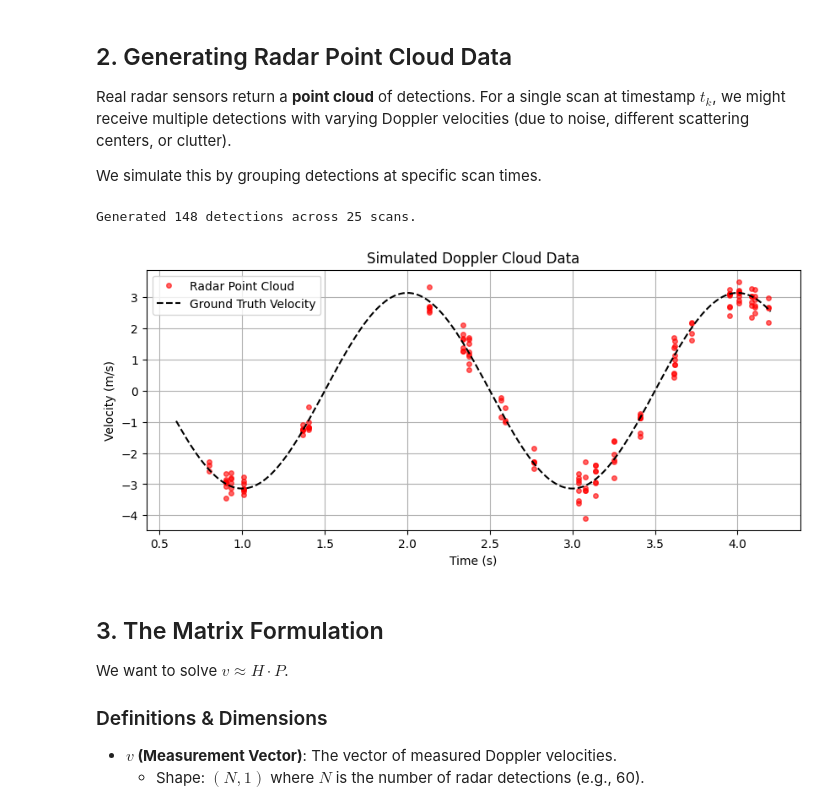
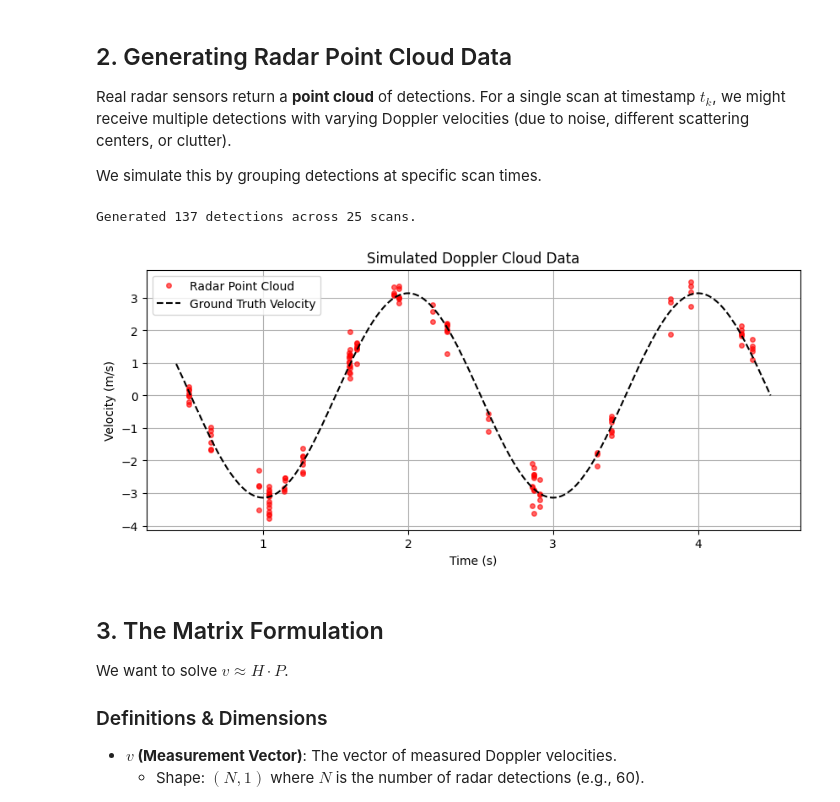
Before and after one commit to Dr1zz3l/spline-rio, a Jupyter notebook: analysis/notebooks/BSpline_Doppler_Tutorial.ipynb, the cells around one changed output. Drawn from its saved outputs; the diff is of its cells as text; code cells hidden in the pictures.

```diff
--- a/analysis/notebooks/BSpline_Doppler_Tutorial.ipynb
+++ b/analysis/notebooks/BSpline_Doppler_Tutorial.ipynb
@@ -121,8 +121,8 @@ Real radar sensors return a **point cloud** of detections. For a single scan at
 We simulate this by grouping detections at specific scan times.
 # %%
 # Define Domain
-knots = np.arange(0, 5, 0.2)
-degree = 3
+knots = np.arange(0, 5, 0.1)
+degree = 4
 t_min, t_max = knots[degree], knots[-degree-1]
 
 # Ground Truth: Sine Wave Position -> Cosine Wave Velocity
@@ -147,35 +147,35 @@ for t in scan_times:
     n_points = np.random.randint(max(1, avg_points_per_scan - 2), avg_points_per_scan + 4)
 
     # True velocity at this scan time
     v_true = ground_truth_vel(t)
 
     # Add noise variance to create a "spread" of points
     noise = np.random.normal(0, 0.3, n_points)
     v_points = v_true + noise
 
     # Append to flattened lists
     t_meas_list.extend([t] * n_points)
     v_meas_list.extend(v_points)
 
 # Convert to numpy arrays for the solver
 t_samples = np.array(t_meas_list)
 v_measured = np.array(v_meas_list)
 
 print(f"Generated {len(v_measured)} detections across {num_scans} scans.")
 
 plt.figure(figsize=(10, 4))
 plt.plot(t_samples, v_measured, 'r.', markersize=8, alpha=0.6, label='Radar Point Cloud')
 t_plot = np.linspace(t_min, t_max, 200)
 plt.plot(t_plot, ground_truth_vel(t_plot), 'k--', label='Ground Truth Velocity')
 plt.legend()
 plt.title('Simulated Doppler Cloud Data')
 plt.xlabel('Time (s)')
 plt.ylabel('Velocity (m/s)')
 plt.grid(True)
 plt.show()
 # %% [output]
-Generated 148 detections across 25 scans.
+Generated 137 detections across 25 scans.
-[figure, old version]
+[figure, new version]
 # %% [markdown]
 ## 3. The Matrix Formulation
 We want to solve $v \approx H \cdot P$.
```
Also changed, not shown: parts of 5 cells of this notebook, 1 other file.
